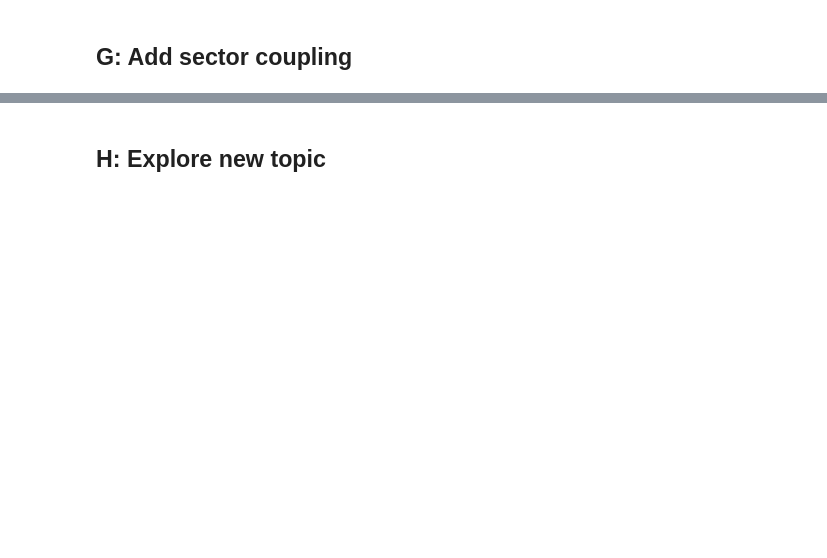
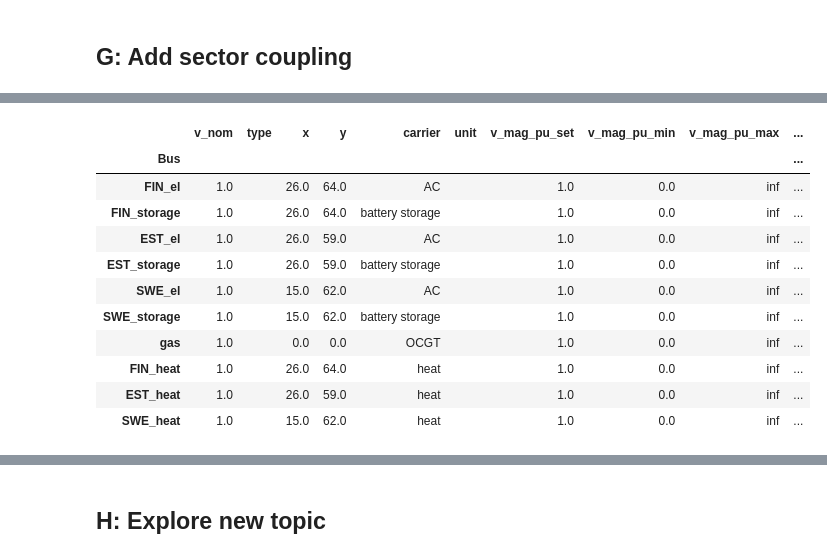
Before and after one commit to NicolineSimoneDTU/Integrated_Project, a Jupyter notebook: project.ipynb, the cells around one changed output, grey strips where cells are left out. Saved outputs shown, nothing was run; the diff lists cells and outputs as text; code cells hidden in the pictures; blank space fills up the shorter version.

```diff
--- a/project.ipynb
+++ b/project.ipynb
@@ -915,0 +977,15 @@ network.links_t.efficiency
+# %%
+network.buses
+# %% [output]
+|  | v_nom | type | x | y | carrier | unit | v_mag_pu_set | v_mag_pu_min | v_mag_pu_max | ... |
+| Bus |  |  |  |  |  |  |  |  |  | ... |
+| FIN_el | 1.0 |  | 26.0 | 64.0 | AC |  | 1.0 | 0.0 | inf | ... |
+| FIN_storage | 1.0 |  | 26.0 | 64.0 | battery storage |  | 1.0 | 0.0 | inf | ... |
+| EST_el | 1.0 |  | 26.0 | 59.0 | AC |  | 1.0 | 0.0 | inf | ... |
+| EST_storage | 1.0 |  | 26.0 | 59.0 | battery storage |  | 1.0 | 0.0 | inf | ... |
+| SWE_el | 1.0 |  | 15.0 | 62.0 | AC |  | 1.0 | 0.0 | inf | ... |
+| SWE_storage | 1.0 |  | 15.0 | 62.0 | battery storage |  | 1.0 | 0.0 | inf | ... |
+| gas | 1.0 |  | 0.0 | 0.0 | OCGT |  | 1.0 | 0.0 | inf | ... |
+| FIN_heat | 1.0 |  | 26.0 | 64.0 | heat |  | 1.0 | 0.0 | inf | ... |
+| EST_heat | 1.0 |  | 26.0 | 59.0 | heat |  | 1.0 | 0.0 | inf | ... |
+| SWE_heat | 1.0 |  | 15.0 | 62.0 | heat |  | 1.0 | 0.0 | inf | ... |
```
Also changed, not shown: parts of 22 cells of this notebook.
